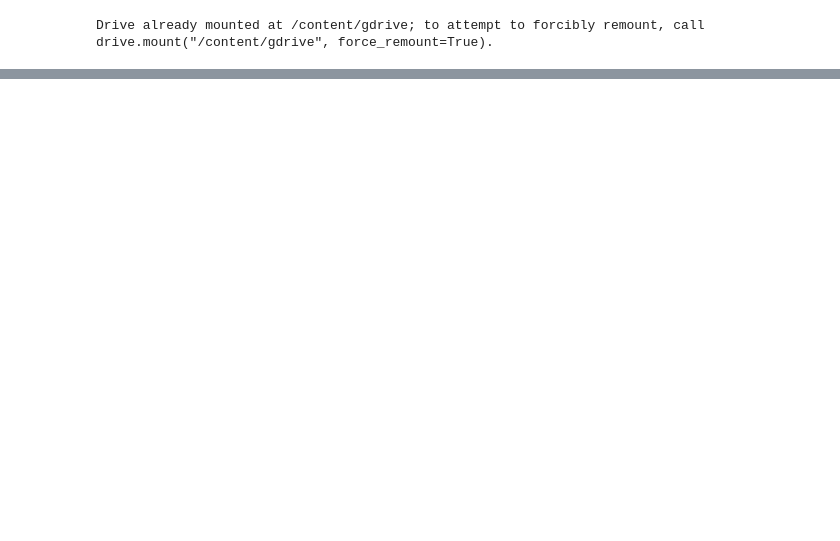
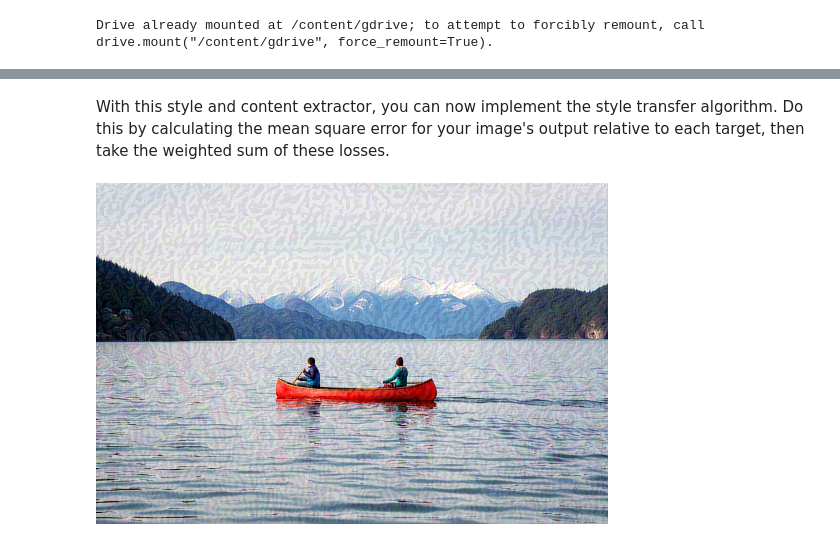
Before and after one commit to ta3h30nk1m/Neural_Style_Transfer_Practice, a Jupyter notebook: Neural_Style_Transfer_Tutorial.ipynb, the cells around one changed output, grey strips where cells are left out. Saved outputs shown, nothing was run; the diff lists cells and outputs as text; code cells hidden in the pictures; blank space fills up the shorter version.

```diff
--- a/Neural_Style_Transfer_Tutorial.ipynb
+++ b/Neural_Style_Transfer_Tutorial.ipynb
@@ -78,0 +265,2 @@ tensor_to_image(stylized_image)
+# %% [markdown]
+With this style and content extractor, you can now implement the style transfer algorithm. Do this by calculating the mean square error for your image's output relative to each target, then take the weighted sum of these losses.
@@ -78,0 +303,4 @@ tensor_to_image(stylized_image)
+# %%
+image = tf.Variable(content_image)
+# %% [output]
+[figure, added]
```
Also changed, not shown: parts of 30 cells of this notebook.
